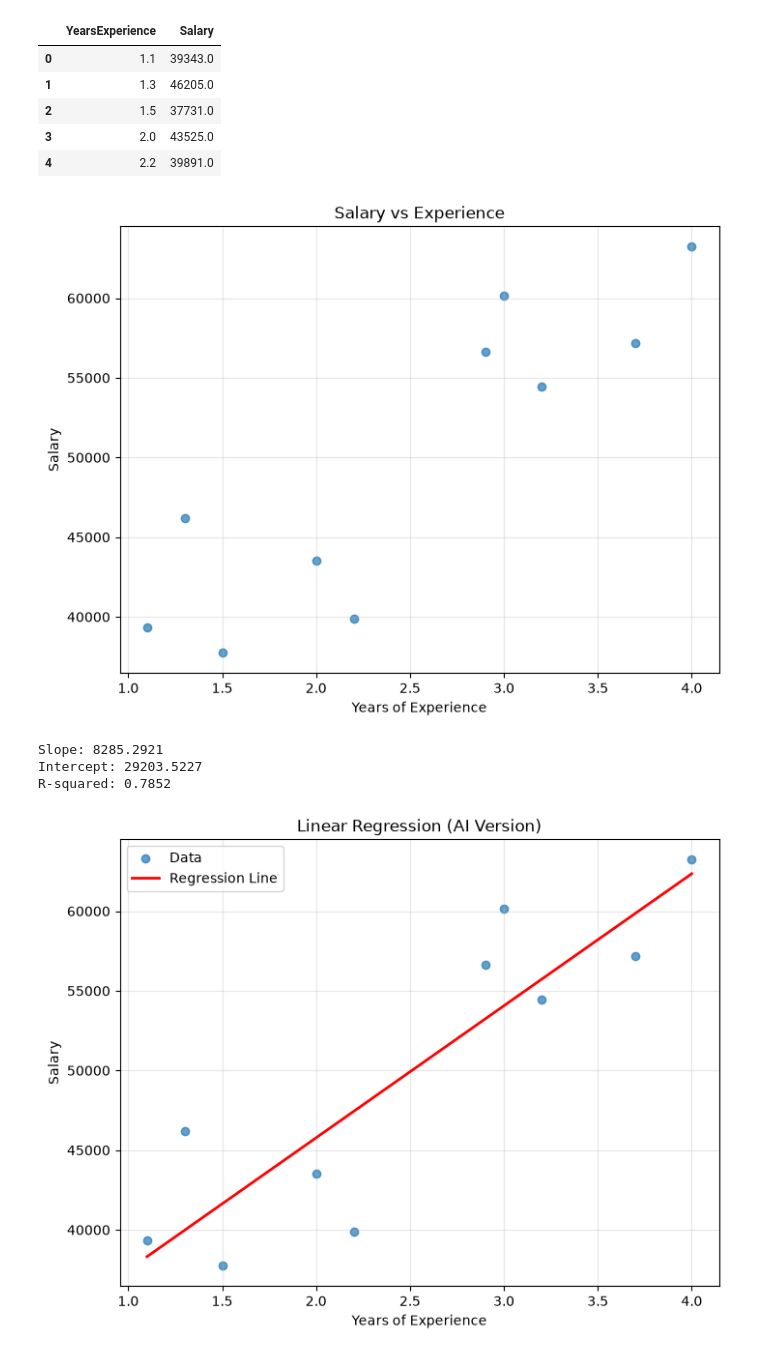
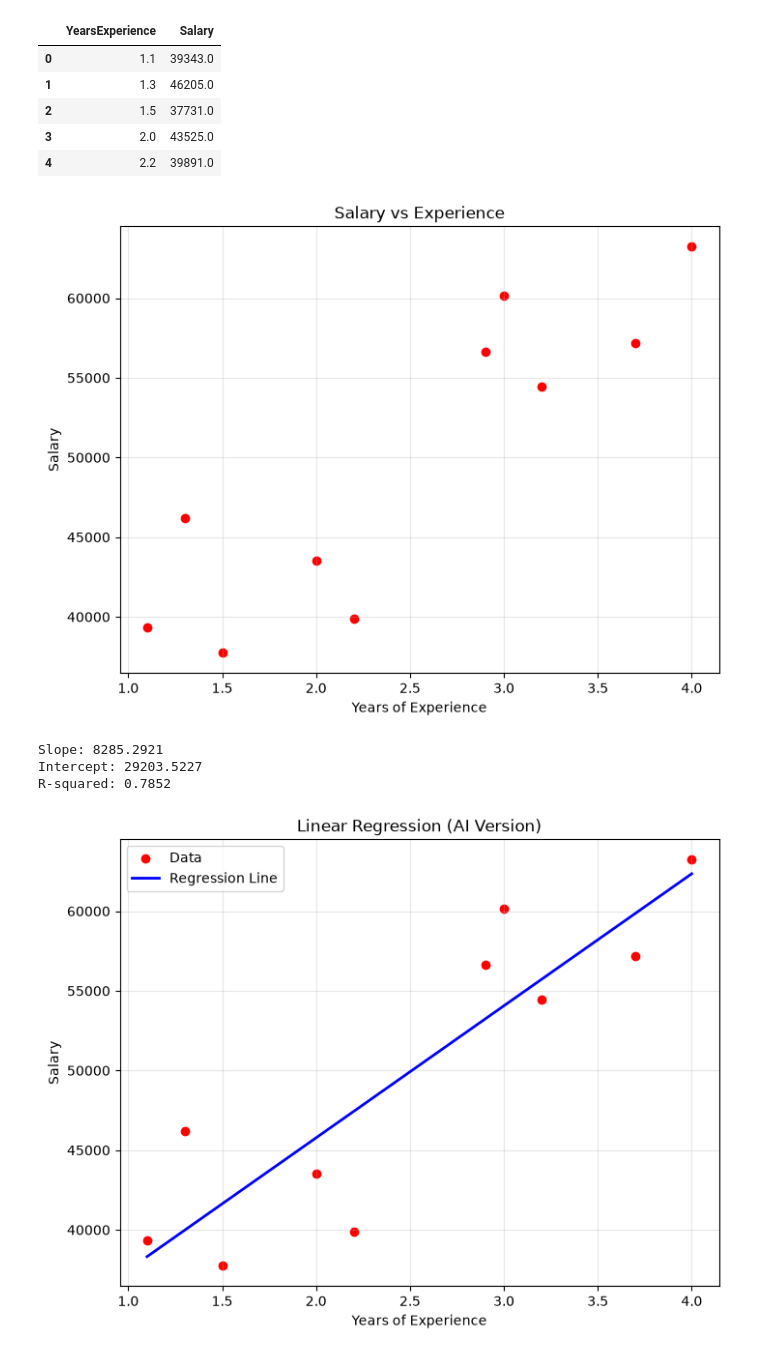
Before and after one commit to YannieeXu/regression_assignment, a Jupyter notebook: ai/linear_regression_python.ipynb, the cells around one changed output. Saved outputs shown, nothing was run; the diff lists cells and outputs as text; code cells hidden in the pictures.

Commit message:
Fix scatter comma, remove Rplots.pdf

```diff
--- a/ai/linear_regression_python.ipynb
+++ b/ai/linear_regression_python.ipynb
@@ -15,14 +15,14 @@ df.head()
 | 4 | 2.2 | 39891.0 |
 # %%
 plt.figure(figsize=(8,6))
-plt.scatter(df["YearsExperience"], df["Salary"], ), color='red')
+plt.scatter(df["YearsExperience"], df["Salary"], color='red')
 plt.xlabel("Years of Experience")
 plt.ylabel("Salary")
 plt.title("Salary vs Experience")
 plt.grid(True, alpha=0.3)
 plt.show()
 # %% [output]
-[figure, old version]
+[figure, new version]
 # %%
 X = df[["YearsExperience"]]
 y = df["Salary"]
@@ -37,13 +37,13 @@ Intercept: 29203.5227
 R-squared: 0.7852
 # %%
 plt.figure(figsize=(8,6))
-plt.scatter(X, y, label="Data"), color='red')
+plt.scatter(X, y, label="Data", color='red')
 plt.plot(X, y_pred, color="blue", lw=2, label="Regression Line")
 plt.xlabel("Years of Experience")
 plt.ylabel("Salary")
 plt.title("Linear Regression (AI Version)")
 plt.grid(True, alpha=0.3)
 plt.legend()
 plt.show()
 # %% [output]
-[figure, old version]
+[figure, new version]
```
Also changed, not shown: 6 other files.
